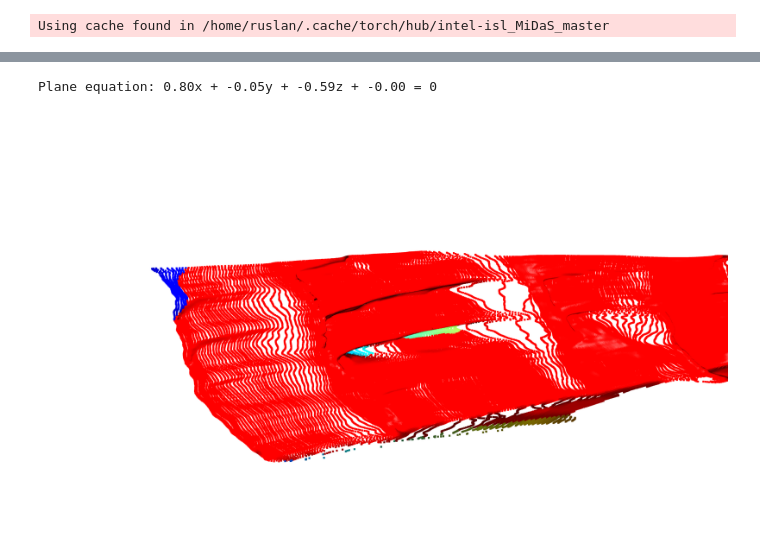
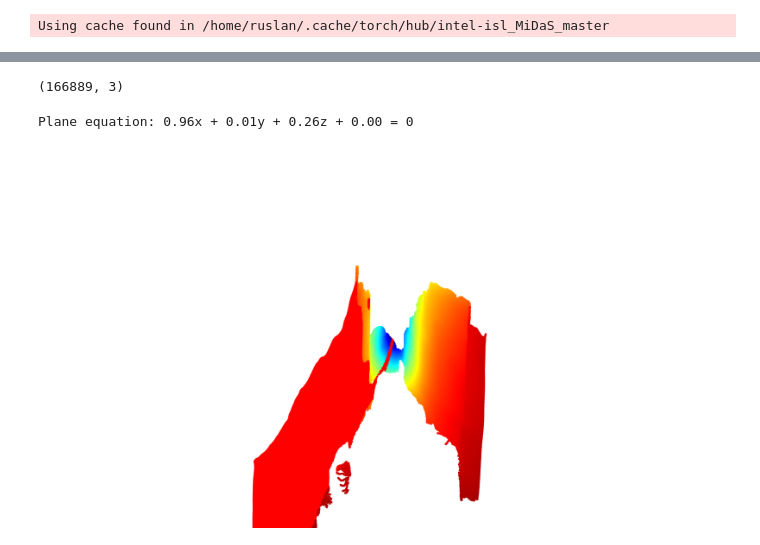
Before and after one commit to RuslanOm/plane_reconstructor, a Jupyter notebook: experiments.ipynb, the cells around one changed output, grey strips where cells are left out. Drawn from its saved outputs; the diff is of its cells as text; code cells hidden in the pictures.

```diff
--- a/experiments.ipynb
+++ b/experiments.ipynb
@@ -119,8 +108,0 @@ target = o3d.geometry.Image(np.array((1 / depth_map) * map_arr))
-# %%
-pcd = o3d.geometry.PointCloud.create_from_depth_image(
-    target,
-    o3d.camera.PinholeCameraIntrinsic(
-        o3d.camera.PinholeCameraIntrinsicParameters.PrimeSenseDefault))
-# Flip it, otherwise the pointcloud will be upside down
-pcd.transform([[1, 0, 0, 0], [0, -1, 0, 0], [0, 0, -1, 0], [0, 0, 0, 1]])
-o3d.visualization.draw_geometries([pcd], zoom=0.35)
@@ -137,16 +191,20 @@ o3d.visualization.draw_geometries([pcd], zoom=0.35)
+# %%
+np.asarray(pcd.points).shape
+# %% [output]
+(166889, 3)
 # %%
-plane_model, inliers = pcd.segment_plane(distance_threshold=0.0001,
+plane_model, inliers = pcd.segment_plane(distance_threshold=0.00002,
                                          ransac_n=3,
-                                         num_iterations=100)
+                                         num_iterations=300)
 [a, b, c, d] = plane_model
 print(f"Plane equation: {a:.2f}x + {b:.2f}y + {c:.2f}z + {d:.2f} = 0")
 
 inlier_cloud = pcd.select_by_index(inliers)
 inlier_cloud.paint_uniform_color([1.0, 0, 0])
 outlier_cloud = pcd.select_by_index(inliers, invert=True)
 o3d.visualization.draw_geometries([inlier_cloud, outlier_cloud],
                                   zoom=0.35)
 # Plane equation: 0.90x + -0.16y + 0.42z + 6.26 = 0
 # %% [output]
-Plane equation: 0.80x + -0.05y + -0.59z + -0.00 = 0
+Plane equation: 0.96x + 0.01y + 0.26z + 0.00 = 0
-[figure, old version]
+[figure, new version]
```
Also changed, not shown: parts of 26 cells of this notebook, 3 other files.
